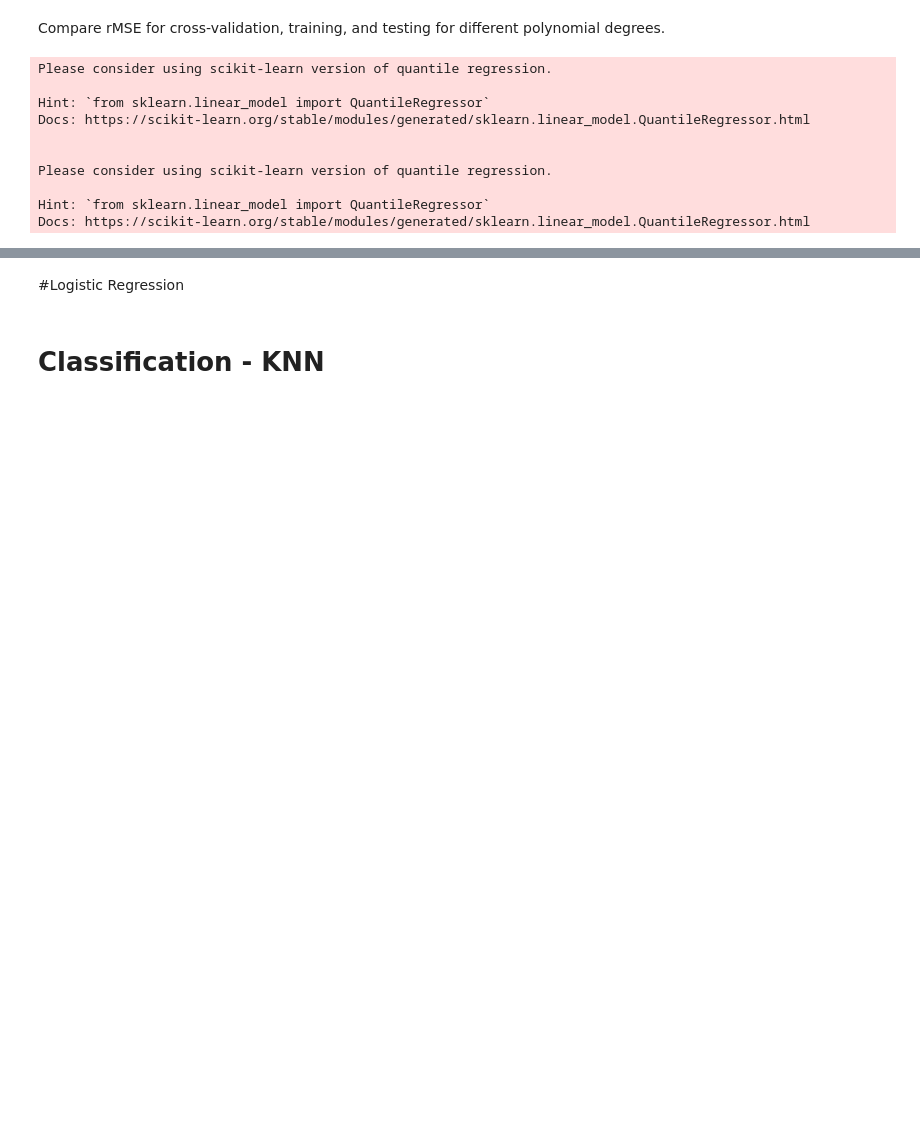
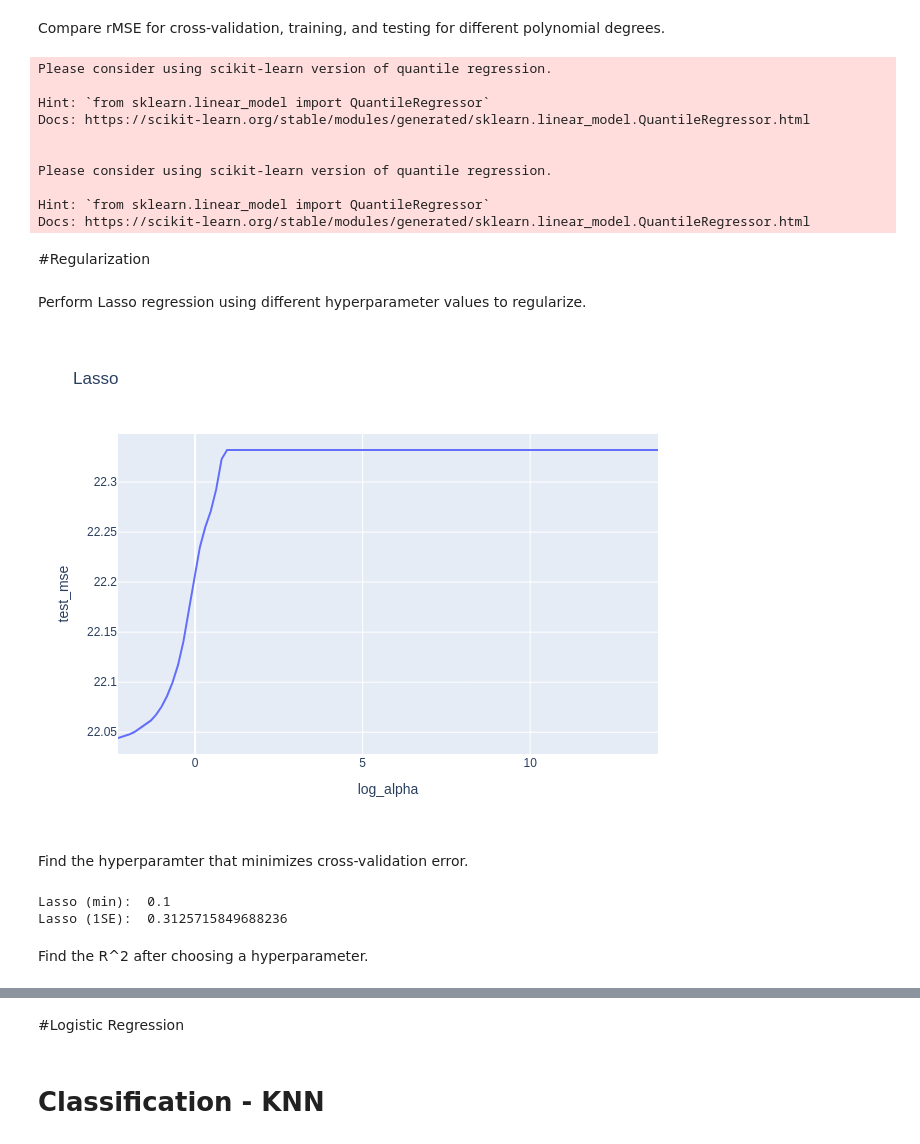
Before and after one commit to will-mccormack/CS-M148-Proj, a Jupyter notebook: Final_Project_Main_v2.ipynb, the cells around one changed output, grey strips where cells are left out. Cells and saved outputs as stored; diff of their text form; code cells hidden in the pictures; blank space fills up the shorter version.

```diff
--- a/Final_Project_Main_v2.ipynb
+++ b/Final_Project_Main_v2.ipynb
@@ -749,3 +749,49 @@ Please consider using scikit-learn version of quantile regression.
 
 Hint: `from sklearn.linear_model import QuantileRegressor`
 Docs: https://scikit-learn.org/stable/modules/generated/sklearn.linear_model.QuantileRegressor.html
+# %% [markdown]
+#Regularization
+# %%
+numeric_cols = cleaned_train.select_dtypes(include=np.number).columns
+X = cleaned_train[numeric_cols].drop(columns=['popularity'])
+X_std = (X - X.mean()) / X.std()
+y = cleaned_train['popularity']
+# %% [markdown]
+Perform Lasso regression using different hyperparameter values to regularize.
+# %%
+from sklearn.linear_model import  Lasso, Lasso
+from sklearn.model_selection import cross_val_score, cross_validate
+
+# use 10-fold cross-validation to select the best lambda (alpha) value for the lasso regression model
+
+# define the alpha values to test
+# note that the start/stop values in the first two arguments are the exponents
+alphas = np.logspace(-1, 6, 100)
+
+# create an empty list to store the cross-validation scores
+lasso_cv_scores = []
+
+# create a for loop to compute the cross-validation score for each alpha value
+for alpha in alphas:
+    lasso = Lasso(alpha=alpha)
+    lasso_cv = cross_validate(estimator=lasso,
+                              X=X_std,
+                              y=y,
+                              cv=10,
+                              scoring='neg_root_mean_squared_error')
+    lasso_cv_scores.append({'alpha': alpha,
+                            'log_alpha': np.log(alpha),
+                            'test_mse': -np.mean(lasso_cv['test_score'])})
+
+# convert the cross-validation scores into a data frame
+lasso_cv_scores_df = pd.DataFrame(lasso_cv_scores)
+
+# plot the cross-validation scores as a function of alpha
+px.line(lasso_cv_scores_df,
+        x='log_alpha',
+        y='test_mse',
+        title='Lasso')
+# %% [output]
+[figure, added]
+# %% [markdown]
+Find the hyperparamter that minimizes cross-validation error.
@@ -751,0 +809,8 @@ Docs: https://scikit-learn.org/stable/modules/generated/sklearn.linear_model.Qua
+# %%
+print('Lasso (min): ', lasso_alpha_min)
+print('Lasso (1SE): ', lasso_alpha_1se)
+# %% [output]
+Lasso (min):  0.1
+Lasso (1SE):  0.3125715849688236
+# %% [markdown]
+Find the R^2 after choosing a hyperparameter.
```
Also changed, not shown: parts of 13 cells of this notebook.
